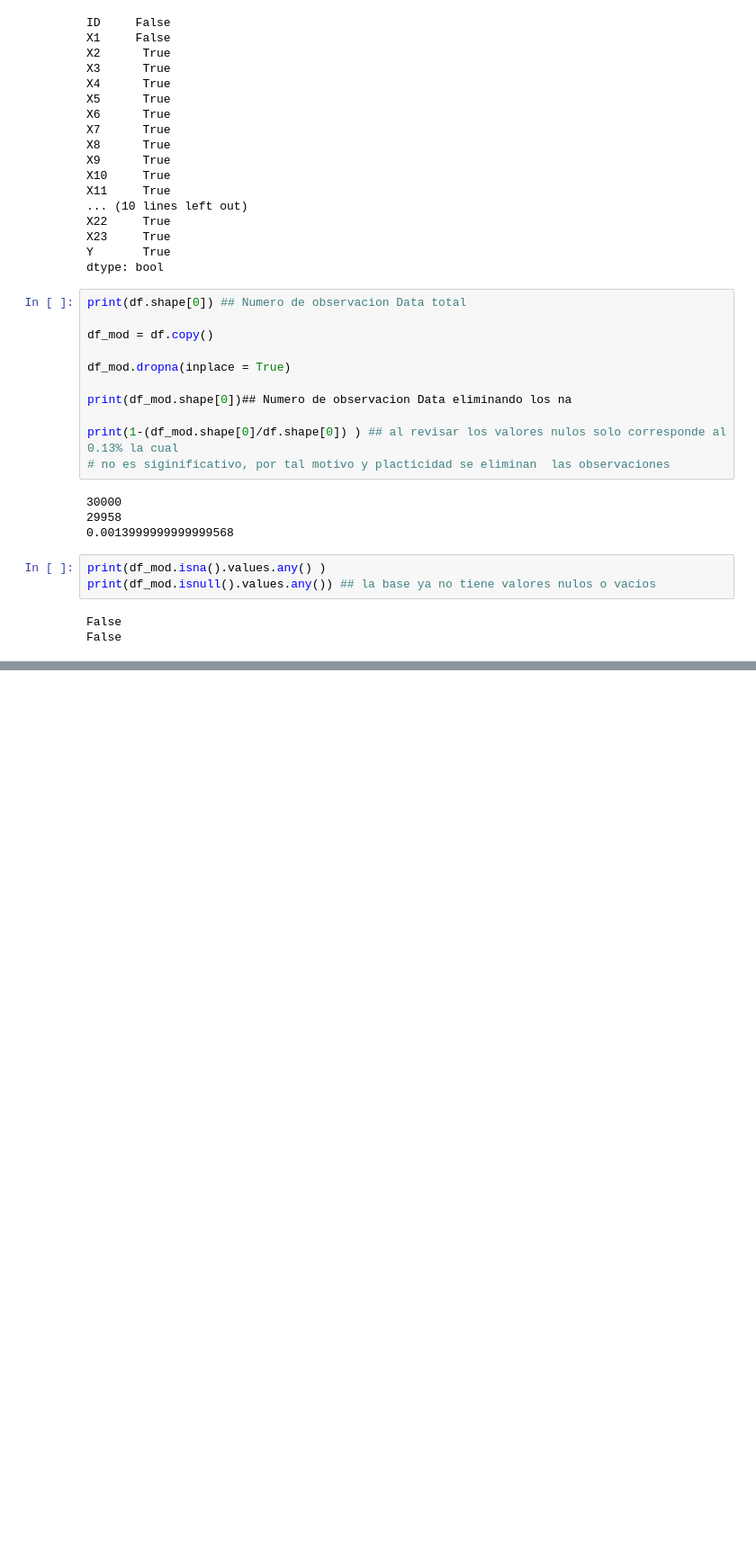
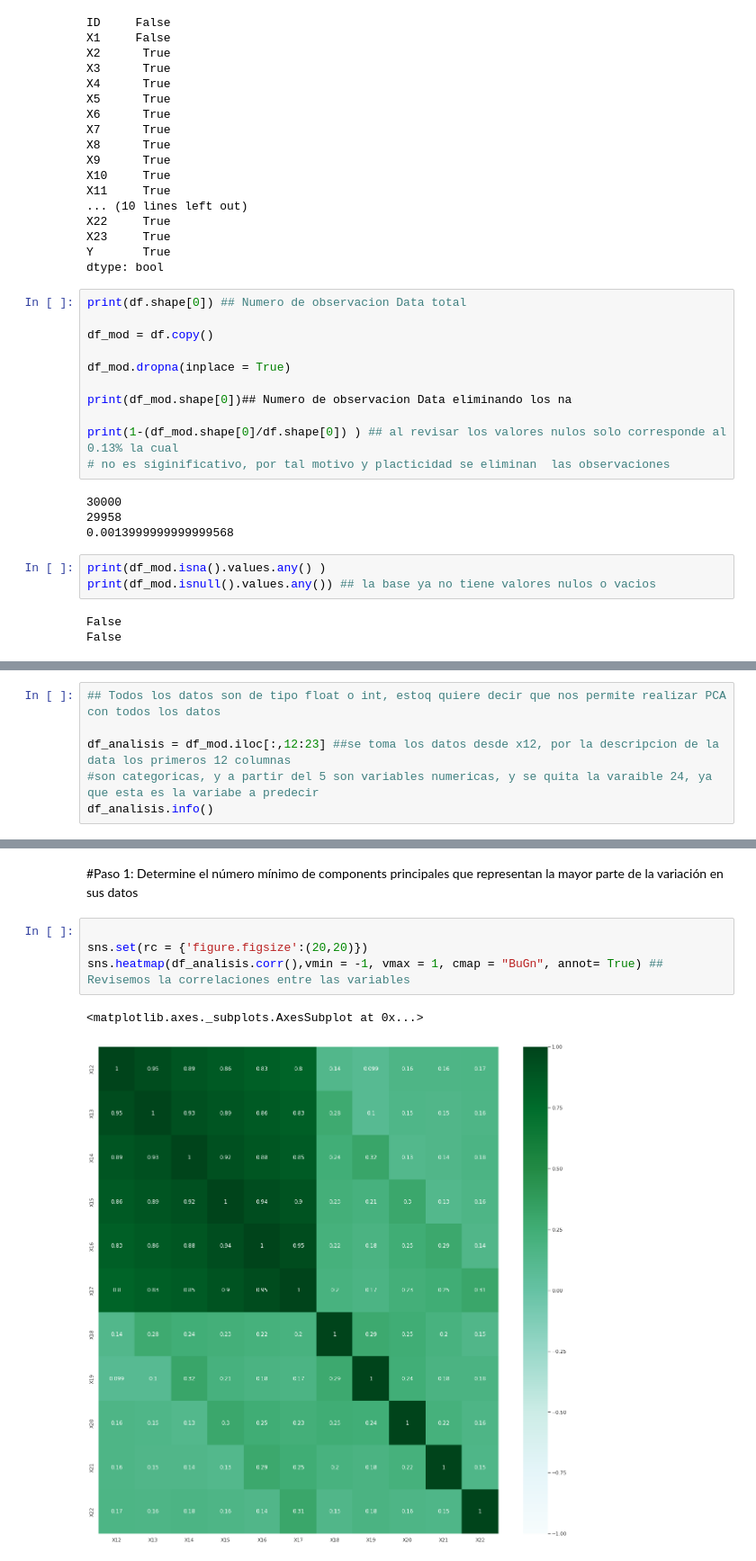
Before and after one commit to PosgradoMNA/actividades-del-projecto-equipo_67, a Jupyter notebook: Semana4/Actividad_Semanal_4.ipynb, the cells around one changed output, grey strips where cells are left out. Shown at 90% size. Cells and saved outputs as stored; diff of their text form; blank space fills up the shorter version.

```diff
--- a/Semana4/Actividad_Semanal_4.ipynb
+++ b/Semana4/Actividad_Semanal_4.ipynb
@@ -103,0 +131,6 @@ False
+# %%
+## Todos los datos son de tipo float o int, estoq quiere decir que nos permite realizar PCA con todos los datos
+
+df_analisis = df_mod.iloc[:,12:23] ##se toma los datos desde x12, por la descripcion de la data los primeros 12 columnas
+#son categoricas, y a partir del 5 son variables numericas, y se quita la varaible 24, ya que esta es la variabe a predecir
+df_analisis.info()
@@ -103,0 +156,9 @@ False
+# %% [markdown]
+#Paso 1: Determine el número mínimo de components principales que representan la mayor parte de la variación en sus datos
+# %%
+
+sns.set(rc = {'figure.figsize':(20,20)})
+sns.heatmap(df_analisis.corr(),vmin = -1, vmax = 1, cmap = "BuGn", annot= True) ## Revisemos la correlaciones entre las variables
+# %% [output]
+<matplotlib.axes._subplots.AxesSubplot at 0x...>
+[figure, added]
```
Also changed, not shown: parts of 20 cells of this notebook.
